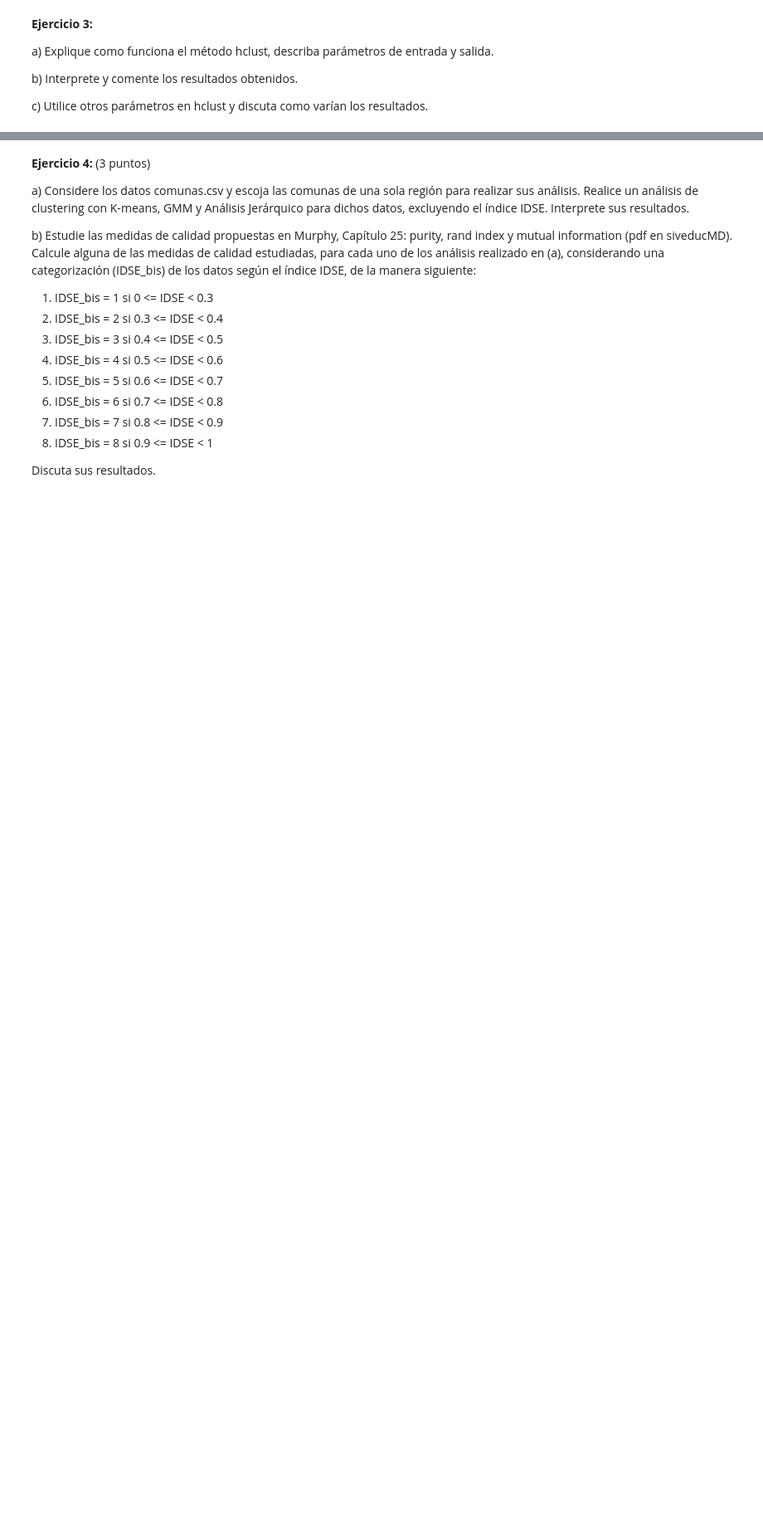
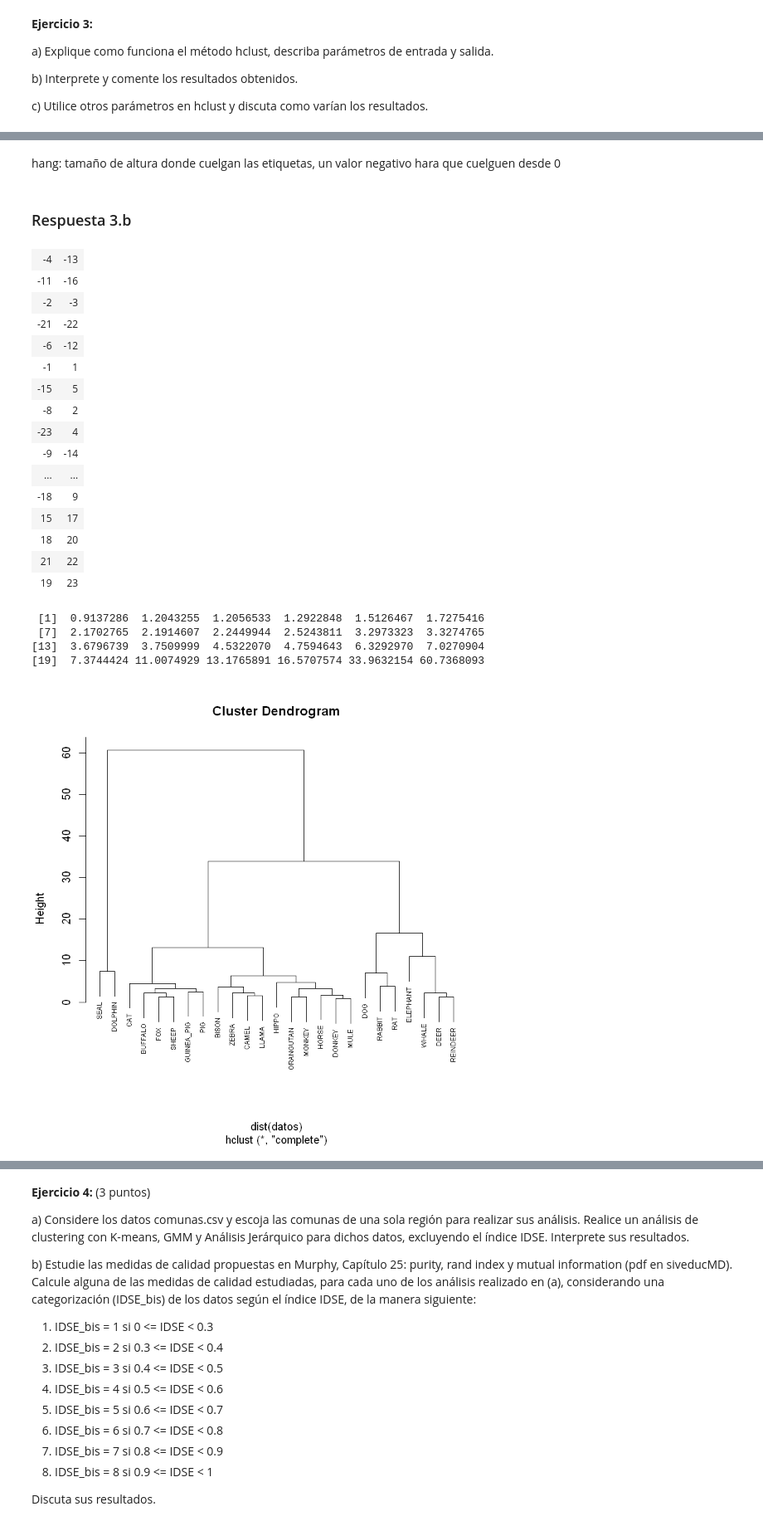
Before and after one commit to ReinaldoBustamante/Analisis-de-datos, a Jupyter notebook: GMM/Clustering_Notebook2.ipynb, the cells around one changed output, grey strips where cells are left out. Shown at 83% size. Saved outputs shown, nothing was run; the diff lists cells and outputs as text; code cells hidden in the pictures; blank space fills up the shorter version.

```diff
--- a/GMM/Clustering_Notebook2.ipynb
+++ b/GMM/Clustering_Notebook2.ipynb
@@ -196,0 +231,4 @@ c) Utilice otros parámetros en hclust y discuta como varían los resultados.
+# %% [markdown]
+hang: tamaño de altura donde cuelgan las etiquetas, un valor negativo hara que cuelguen desde 0
+# %% [markdown]
+### Respuesta 3.b
@@ -196,0 +237,27 @@ c) Utilice otros parámetros en hclust y discuta como varían los resultados.
+# %%
+res3 <- hclust(dist(datos), method = 'complete')
+res3$merge
+res3$height
+plot(res3, cex = 0.6)
+# %% [output]
+| -4 | -13 |
+| -11 | -16 |
+| -2 | -3 |
+| -21 | -22 |
+| -6 | -12 |
+| -1 | 1 |
+| -15 | 5 |
+| -8 | 2 |
+| -23 | 4 |
+| -9 | -14 |
+| ... | ... |
+| -18 | 9 |
+| 15 | 17 |
+| 18 | 20 |
+| 21 | 22 |
+| 19 | 23 |
+ [1]  0.9137286  1.2043255  1.2056533  1.2922848  1.5126467  1.7275416
+ [7]  2.1702765  2.1914607  2.2449944  2.5243811  3.2973323  3.3274765
+[13]  3.6796739  3.7509999  4.5322070  4.7594643  6.3292970  7.0270904
+[19]  7.3744424 11.0074929 13.1765891 16.5707574 33.9632154 60.7368093
+[figure, added]
```
Also changed, not shown: parts of 40 cells of this notebook.
